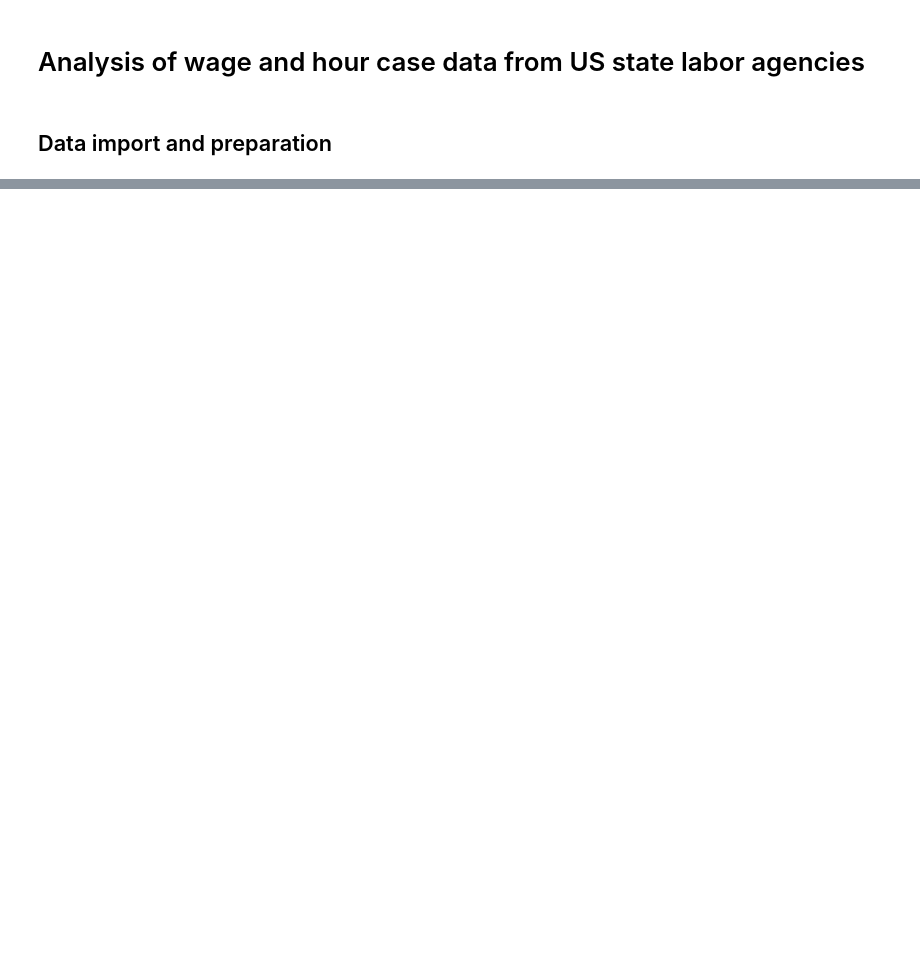
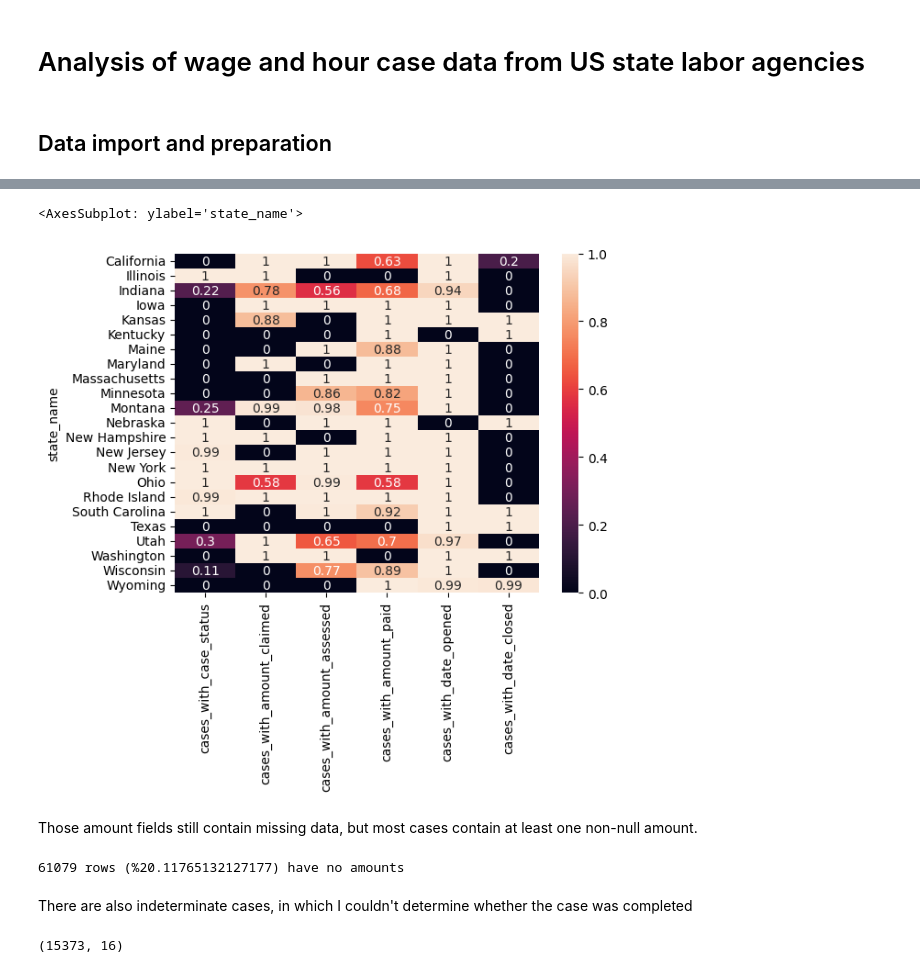
Before and after one commit to cbs-news-data/wage-theft-data, a Jupyter notebook: notebooks/national_analysis/national_analysis.ipynb, the cells around one changed output, grey strips where cells are left out. Saved outputs shown, nothing was run; the diff lists cells and outputs as text; code cells hidden in the pictures; blank space fills up the shorter version.

```diff
--- a/notebooks/national_analysis/national_analysis.ipynb
+++ b/notebooks/national_analysis/national_analysis.ipynb
@@ -282,0 +76,27 @@ cd_df.groupby("state_name").case_duration.describe()
+# %%
+sns.heatmap(get_coverage_df(df.query("case_decided_in_favor_of_claimant == True")).iloc[:, 1:], annot=True)
+# %% [output]
+<AxesSubplot: ylabel='state_name'>
+[figure, added]
+# %% [markdown]
+Those amount fields still contain missing data, but most cases contain at least one non-null amount.
+# %%
+no_amounts = df.query("case_decided_in_favor_of_claimant == True").query(
+    "amount_claimed.isnull() &  amount_assessed.isnull() & amount_paid.isnull()"
+)
+atleast_one_amount = df.query("case_decided_in_favor_of_claimant == True").query(
+    "amount_claimed.notnull() | amount_assessed.notnull() | amount_paid.notnull()"
+)
+print(
+    f"{no_amounts.shape[0]} rows "
+    f"(%{no_amounts.shape[0]/len(df.query('case_decided_in_favor_of_claimant == True')) * 100:,}) "
+    "have no amounts"
+)
+# %% [output]
+61079 rows (%20.11765132127177) have no amounts
+# %% [markdown]
+There are also indeterminate cases, in which I couldn't determine whether the case was completed
+# %%
+df.query("case_decided_in_favor_of_claimant.isnull()").shape
+# %% [output]
+(15373, 16)
```
Also changed, not shown: parts of 45 cells of this notebook, 2 other files.
